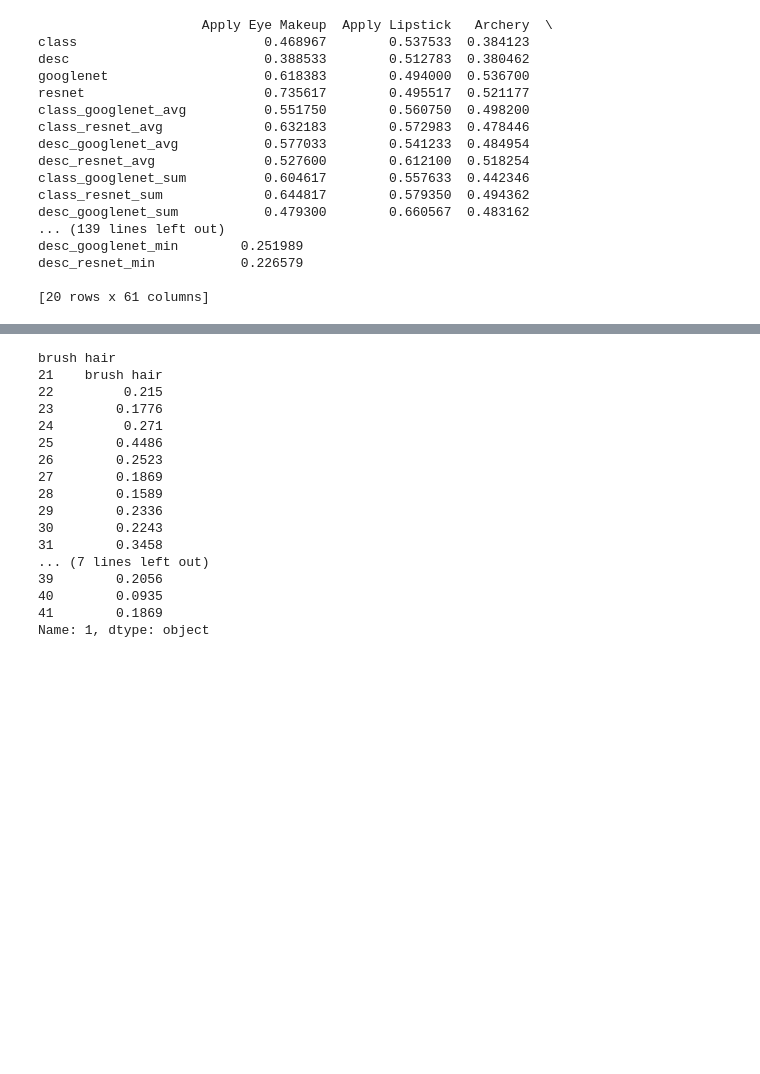
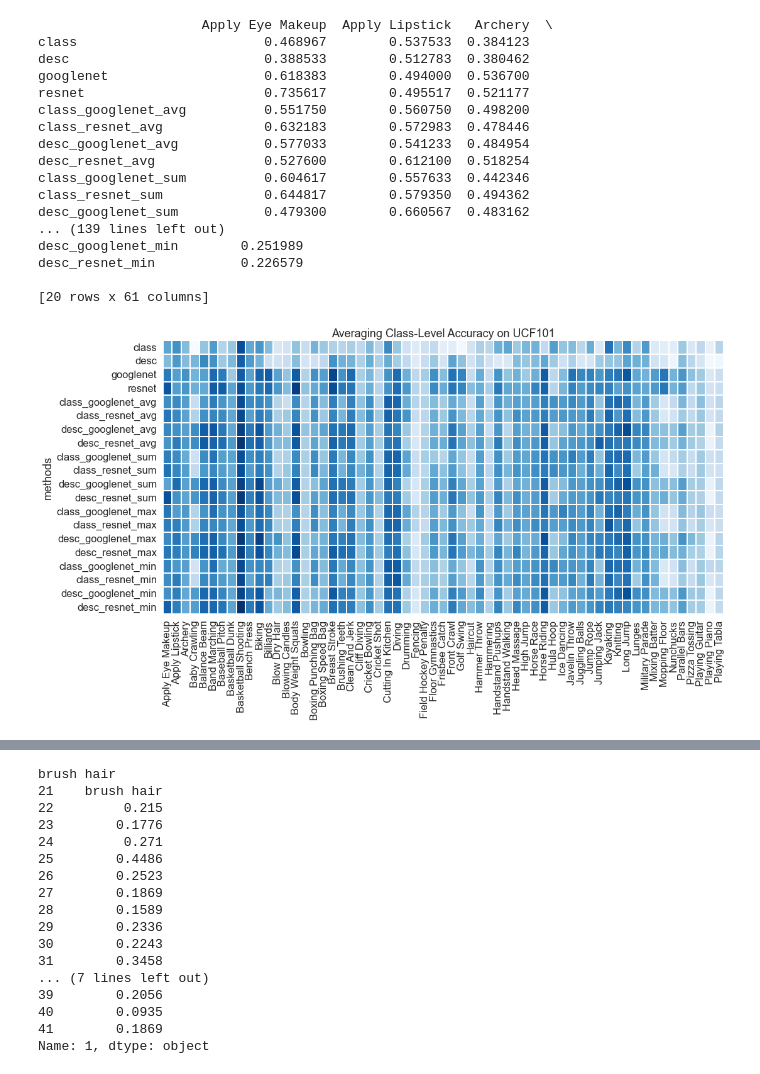
Before and after one commit to 0xMarsRover/kg_gnn_gan, a Jupyter notebook: check_class_level_results.ipynb, the cells around one changed output, grey strips where cells are left out. Cells and saved outputs as stored; diff of their text form; code cells hidden in the pictures; blank space fills up the shorter version.

Commit message:
checking class-level res

```diff
--- a/check_class_level_results.ipynb
+++ b/check_class_level_results.ipynb
@@ -393,3 +375,33 @@ desc_googlenet_min        0.251989
 desc_resnet_min           0.226579
 
 [20 rows x 61 columns]
+# %%
+# Heatmap
+import pandas as pd
+import seaborn as sns
+%matplotlib inline
+import matplotlib.pyplot as plt
+
+dataset = 'ucf101' # hmdb51
+df = pd.read_csv(dataset+'_avg_class_level_res.csv', index_col=0)
+#df_max = df[12:16] * 100
+#df_max.round(decimals =2)
+
+# plot
+fig, ax = plt.subplots(figsize=(16,8))
+ax.set_title('Averaging Class-Level Accuracy on '+dataset.upper())
+sns.set(font_scale=1.5)
+heatmap = sns.heatmap(df,
+                      cbar=False,
+                      linewidths=1.5,
+                      cmap='Blues',
+                      annot=False,
+                      xticklabels=True,
+                      yticklabels=True,
+                      ax=ax)
+
+fig.savefig('heatmap_'+dataset+'.png',
+            dpi=800,
+            bbox_inches='tight')
+# %% [output]
+[figure, added]
```
Also changed, not shown: parts of 3 cells of this notebook.
